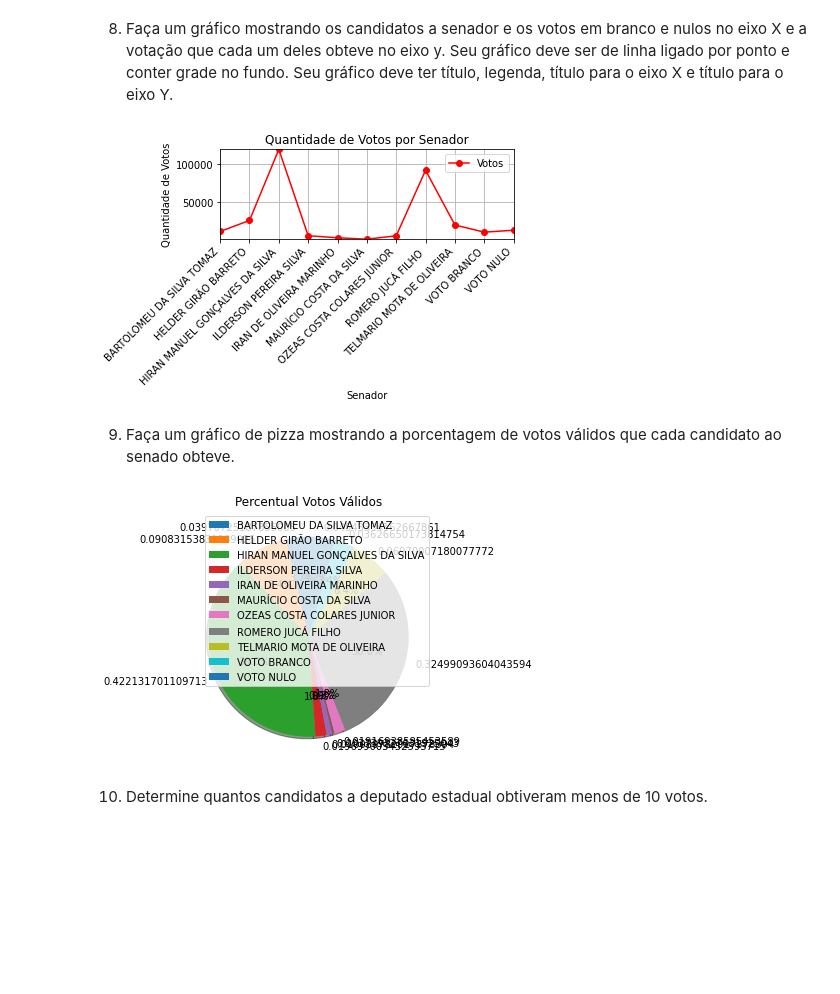
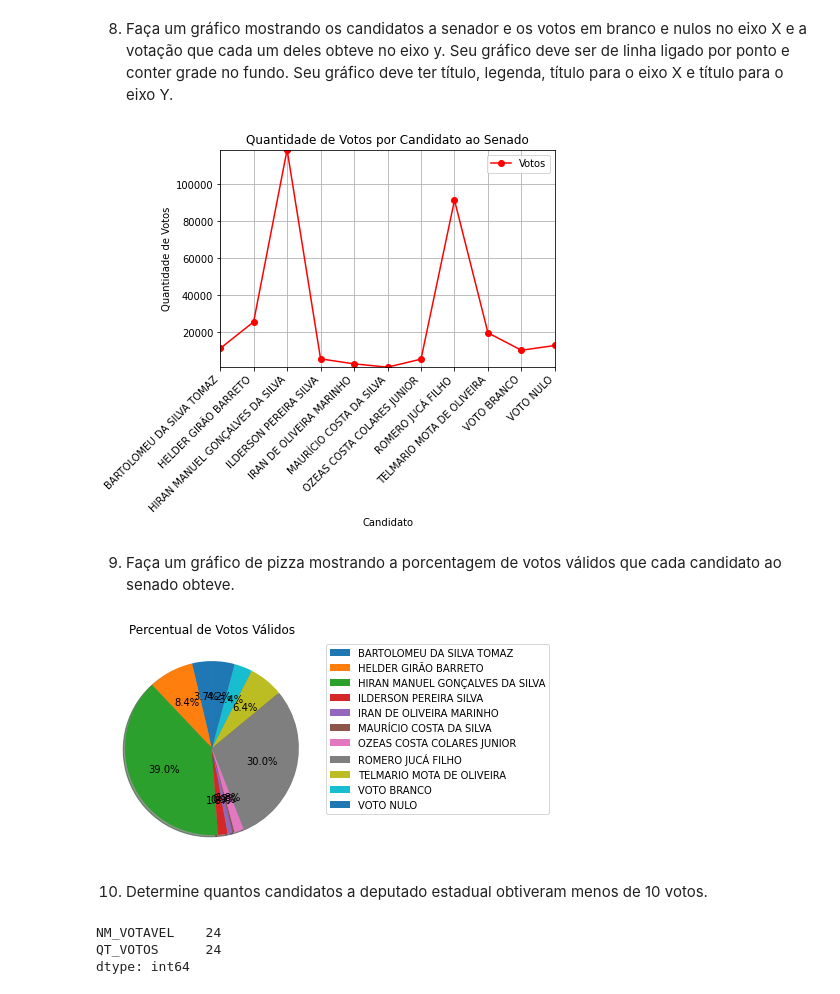
Before and after one commit to valuedriven/dataanalysis, a Jupyter notebook: trabalho2.ipynb, the cells around one changed output. Cells and saved outputs as stored; diff of their text form; code cells hidden in the pictures; blank space fills up the shorter version.

```diff
--- a/trabalho2.ipynb
+++ b/trabalho2.ipynb
@@ -77,9 +77,9 @@ len(lista_deputados)
 # %% [markdown]
 5. Crie um novo DataFrame apenas com os nomes dos candidatos a senador e a quantidade de votos que cada um obteve.
 # %%
-lista_senadores = df[(df["DS_CARGO"] == 'SENADOR')]
-df_senadores = lista_senadores.groupby('NM_VOTAVEL')['QT_VOTOS'].sum().reset_index()
-df_senadores
+lista_candidados_senado = df[(df["DS_CARGO"] == 'SENADOR')]
+df_candidatos_senado = lista_candidados_senado.groupby('NM_VOTAVEL')['QT_VOTOS'].sum().reset_index()
+df_candidatos_senado
 # %% [output]
 |  | NM_VOTAVEL | QT_VOTOS |
 | 0 | BARTOLOMEU DA SILVA TOMAZ | 11171 |
@@ -110,47 +110,49 @@ df_senadores.iloc[[index]]
 # %%
 import matplotlib.pyplot as plt
 
-candidatos = df_senadores.NM_VOTAVEL
-votos = df_senadores.QT_VOTOS
+candidatos = df_candidatos_senado.NM_VOTAVEL
+votos = df_candidatos_senado.QT_VOTOS
 
 plt.plot(candidatos, votos, 'ro-',label='Votos')
-plt.title("Quantidade de Votos por Senador")
+plt.title("Quantidade de Votos por Candidato ao Senado")
 plt.legend()
-plt.xlabel('Senador')
+plt.xlabel('Candidato')
 plt.xticks(rotation=45, ha='right')
 plt.ylabel('Quantidade de Votos')
 plt.grid(b='on')
 plt.autoscale(enable=True, axis='both', tight=True)
 plt.show()
 # %% [output]
-[figure, old version]
+[figure, new version]
 # %% [markdown]
 9. Faça um gráfico de pizza mostrando a porcentagem de votos válidos que cada candidato ao senado obteve.
 # %%
-total_votos = df_senadores['QT_VOTOS'].sum()
-votos_em_branco = df_senadores[(df_senadores["NM_VOTAVEL"] == 'VOTO BRANCO')]['QT_VOTOS'].values[0]
-votos_nulos = df_senadores[(df_senadores["NM_VOTAVEL"] == 'VOTO NULO')]['QT_VOTOS'].values[0]
-total_votos_validos = total_votos - votos_em_branco - votos_nulos
-total_votos_validos
+import matplotlib.pyplot as plt
 
-df_senadores['Percentual Votos Validos'] = [ (x/total_votos_validos) for x in df_senadores['QT_VOTOS']]
+quantidade_votos = df_candidatos_senado['QT_VOTOS'].sum()
+votos_em_branco = df_candidatos_senado[(df_candidatos_senado["NM_VOTAVEL"] == 'VOTO BRANCO')]['QT_VOTOS'].values[0]
+votos_nulos = df_candidatos_senado[(df_candidatos_senado["NM_VOTAVEL"] == 'VOTO NULO')]['QT_VOTOS'].values[0]
+quantidade_votos_validos = quantidade_votos - votos_em_branco - votos_nulos
 
-slices = df_senadores['Percentual Votos Validos'].tolist()
-candidatos = df_senadores.NM_VOTAVEL
+df_candidatos_senado['PERCENTUAL_VOTOS_VALIDOS'] = [ (x/quantidade_votos_validos) for x in df_candidatos_senado['QT_VOTOS']]
 
-plt.pie(slices,
-  labels = slices,
-  startangle=90,
-  shadow= True,
-  autopct='%1.1f%%')
+slices = df_candidatos_senado['PERCENTUAL_VOTOS_VALIDOS'].tolist()
+candidatos = df_candidatos_senado.NM_VOTAVEL
 
-plt.title('Percentual Votos Válidos')
-plt.legend(candidatos, loc="best")
+plt.pie(slices, startangle=90, shadow= True, autopct='%1.1f%%')
 
+plt.title('Percentual de Votos Válidos')
+plt.legend(candidatos, bbox_to_anchor=(1,1), loc="upper left")
 plt.show()
-
-# https://www.tutorialspoint.com/how-to-add-a-legend-to-a-matplotlib-pie-chart
 # %% [output]
-[figure, old version]
+[figure, new version]
 # %% [markdown]
 10. Determine quantos candidatos a deputado estadual obtiveram menos de 10 votos.
+# %%
+lista_candidados_deputado_estadual = df[(df["DS_CARGO"] == 'DEPUTADO ESTADUAL')]
+df_candidatos_deputado_estadual = lista_candidados_deputado_estadual.groupby('NM_VOTAVEL')['QT_VOTOS'].sum().reset_index()
+df_candidatos_deputado_estadual[df_candidatos_deputado_estadual['QT_VOTOS'] < 10].count()
+# %% [output]
+NM_VOTAVEL    24
+QT_VOTOS      24
+dtype: int64
```
Also changed, not shown: parts of 3 cells of this notebook.
